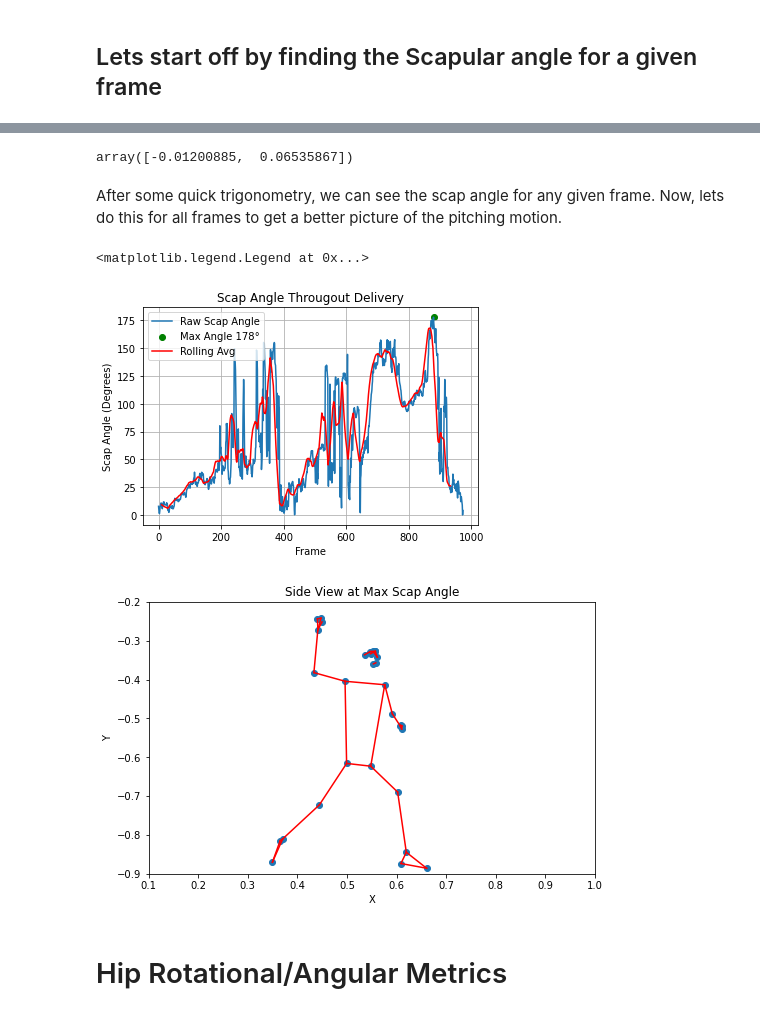
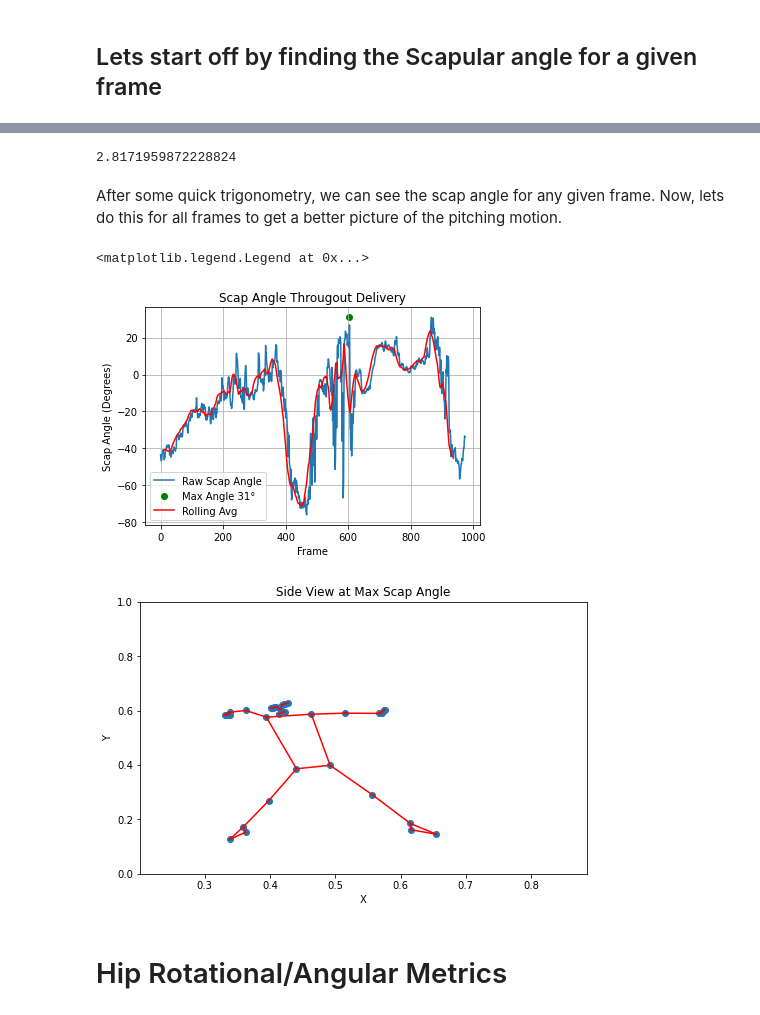
Before and after one commit to TimBrownDataSci/BioMechanics, a Jupyter notebook: PoseDetection.ipynb, the cells around one changed output, grey strips where cells are left out. Drawn from its saved outputs; the diff is of its cells as text; code cells hidden in the pictures.

Commit message:
Vector Methodology
Retooled the methodology for calculating vectors and their resultant angles over time

```diff
--- a/PoseDetection.ipynb
+++ b/PoseDetection.ipynb
@@ -206,13 +205,12 @@ def angles(u, v):
 
   return np.arccos(u.dot(v)/(np.linalg.norm(u)*np.linalg.norm(v)))
 # %%
-u = l_s - r_s # Creating first vector of origin to left shoulder
-v = r_e - r_s # Creating second vector of origin to right elbow
+u = r_s - l_s # Creating first vector of left shoulder to right shoulder
+v = r_e - l_s # Creating second vector of left shoulder to right elbow
 # %%
 math.degrees(angles(v,u)) # Getting the Angle from a single frame
-v
 # %% [output]
-array([-0.01200885,  0.06535867])
+2.8171959872228824
 # %% [markdown]
 After some quick trigonometry, we can see the scap angle for any given frame. Now, lets do this for all frames to get a better picture of the pitching motion.
 # %%
@@ -222,39 +220,39 @@ for i in range(len(mocap)-1):
      l_s = np.array([mocap[i+1].landmark[11].x,mocap[i+1].landmark[11].z]) # Left Shoulder
      r_e = np.array([mocap[i+1].landmark[14].x,mocap[i+1].landmark[14].z]) # Right Elbow
 
-     u_temp = l_s - r_s # Creating first vector of origin to left shoulder
-     v = r_e - r_s # Creating second vector of origin to right elbow
-
-     u = np.array([u_temp[1],-u_temp[0]]) #Rotating u by 90 degress for easier math
+     u_temp = r_s - l_s # Creating first vector of origin to left shoulder
+     v = r_e - l_s # Creating second vector of origin to right elbow
+     u = np.array([-u_temp[1],u_temp[0]]) # Rotating u vector 90 degrees for simpler math
 
 
-     scap_angles.append(math.degrees(angles(u,v))) # Getting the Angle from a single frame
+
+     scap_angles.append(math.degrees(angles(u,v))-90) # Getting the Angle from a single frame and adjusting for rotation
 # %%
 %matplotlib inline
 plt.plot(np.arange(0,len(scap_angles)),scap_angles, label = "Raw Scap Angle")
 
-plt.scatter(scap_angles.index(max(scap_angles)),max(scap_angles), c = 'g',
+plt.scatter(scap_angles.index(max(scap_angles[first_motion:release])),max(scap_angles), c = 'g',
             label = "Max Angle "+str(round(max(scap_angles)))+u'\N{DEGREE SIGN}')
 
 ################################################
 # Creating a Rolling Average of twenty neighoring points to de-noise/account for visible error
 scap_rolling = []
 for i in np.arange(10,(len(scap_angles)-20)):
     scap_rolling.append(sum(scap_angles[i-10:i+10])/20)
 
 plt.plot(np.arange(10,len(scap_rolling)-10),scap_rolling[10:-10], label = 'Rolling Avg', c = 'r')
 plt.xlabel("Frame")
 plt.ylabel("Scap Angle (Degrees)")
 plt.title("Scap Angle Througout Delivery")
 plt.grid()
 plt.legend()
 # %% [output]
 <matplotlib.legend.Legend at 0x...>
-[figure, old version]
+[figure, new version]
 # %%
-plot(scap_rolling.index(max(scap_rolling[500:])),'r', "Side View at Max Scap Angle")
+plot(scap_rolling.index(max(scap_rolling[first_motion:release])),'r', "Side View at Max Scap Angle")
 # %% [output]
-[figure, old version]
+[figure, new version]
 # %% [markdown]
 # Hip Rotational/Angular Metrics
 # %% [markdown]
```
Also changed, not shown: parts of 18 cells of this notebook.
